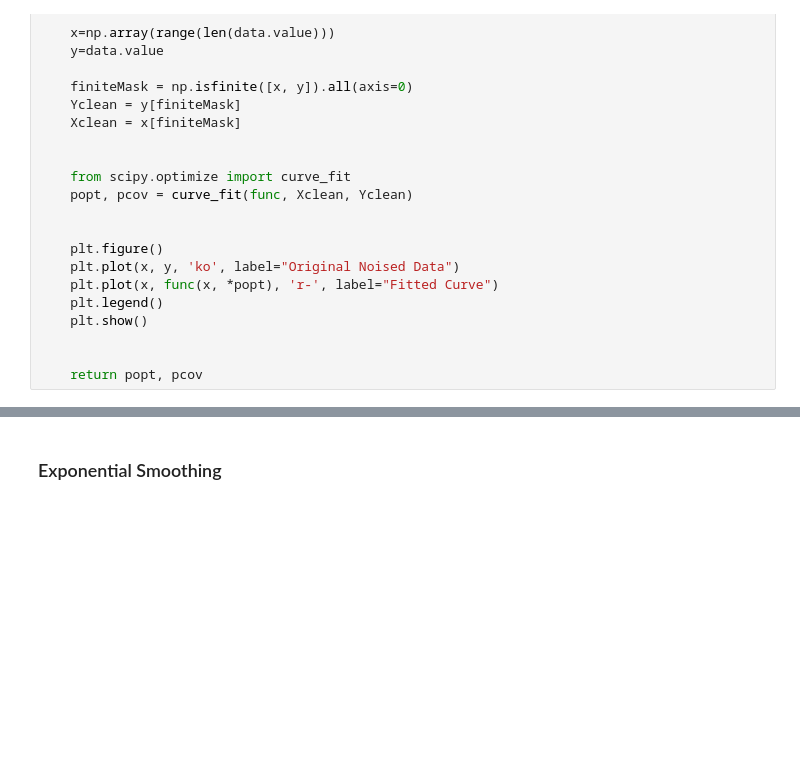
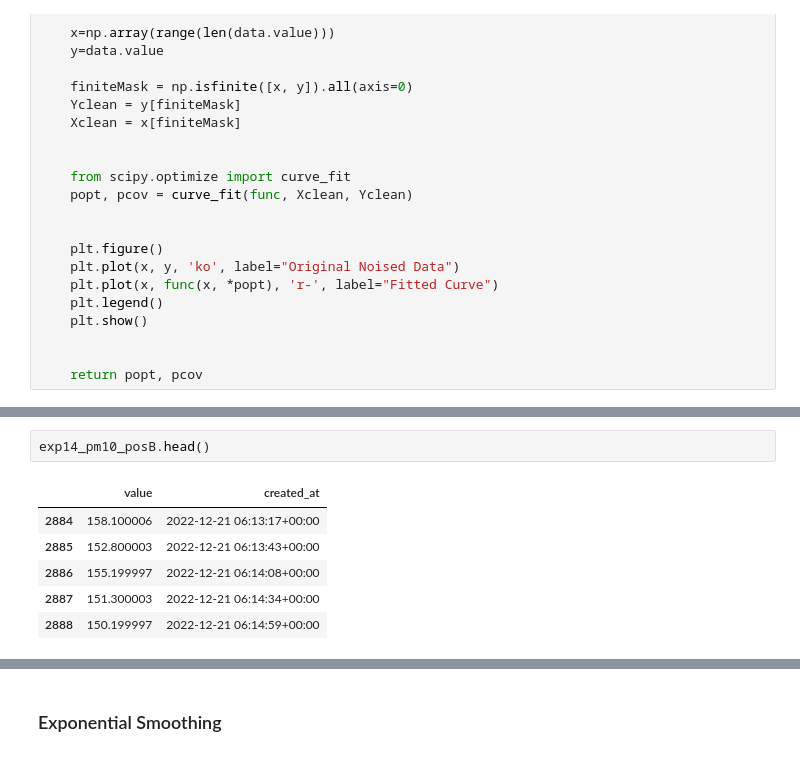
Before and after one commit to yuyouyou032/ph11, a Jupyter notebook: data/analysis.ipynb, the cells around one changed output, grey strips where cells are left out. Cells and saved outputs as stored; diff of their text form; blank space fills up the shorter version.

```diff
--- a/data/analysis.ipynb
+++ b/data/analysis.ipynb
@@ -516,0 +452,9 @@ AttributeError: time_col='time_col' is not present.
+# %%
+exp14_pm10_posB.head()
+# %% [output]
+|  | value | created_at |
+| 2884 | 158.100006 | 2022-12-21 06:13:17+00:00 |
+| 2885 | 152.800003 | 2022-12-21 06:13:43+00:00 |
+| 2886 | 155.199997 | 2022-12-21 06:14:08+00:00 |
+| 2887 | 151.300003 | 2022-12-21 06:14:34+00:00 |
+| 2888 | 150.199997 | 2022-12-21 06:14:59+00:00 |
```
Also changed, not shown: parts of 28 cells of this notebook, 2 other files.
